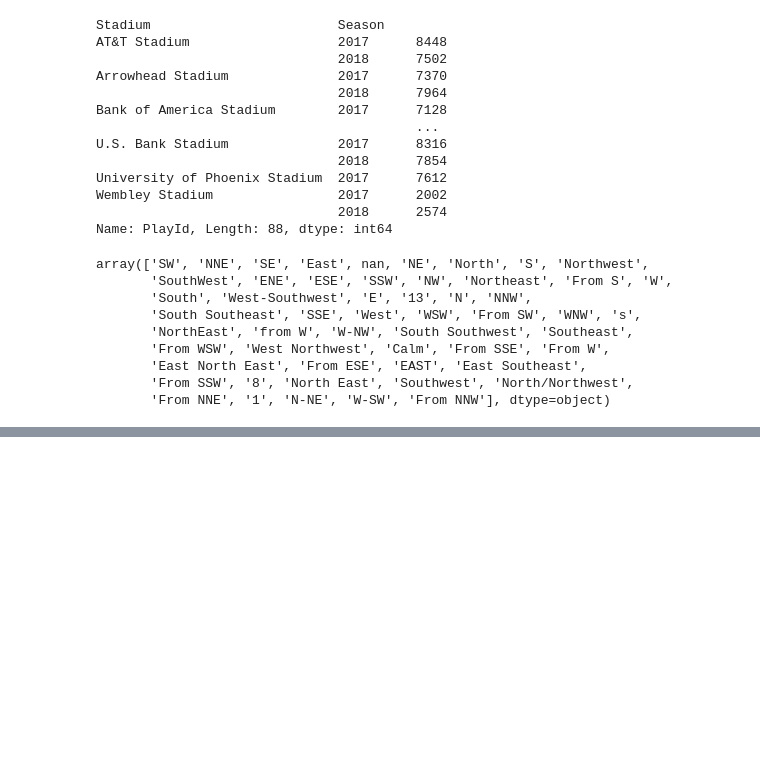
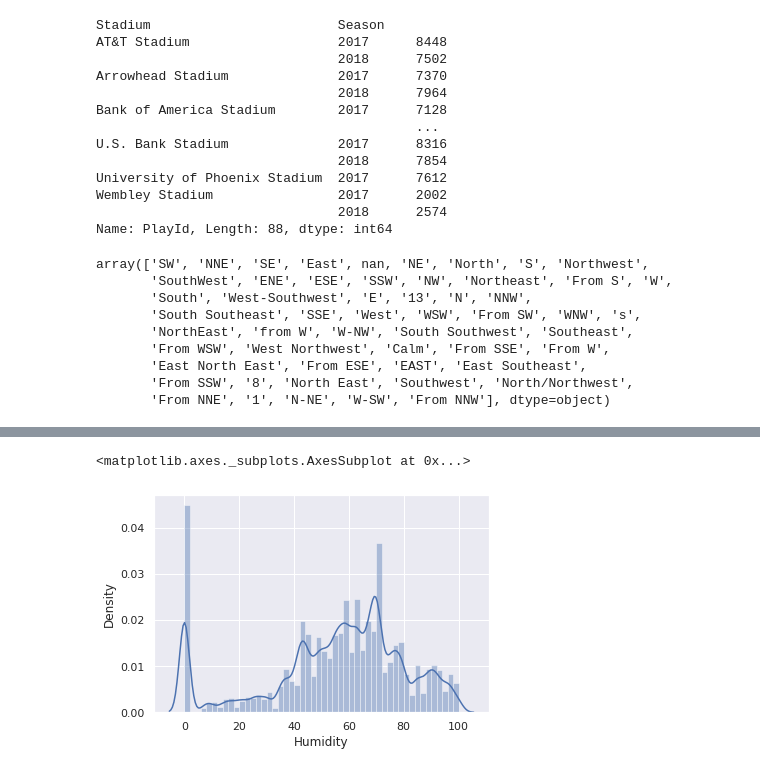
Before and after one commit to anaconda121/Deep-Learning, a Jupyter notebook: Preprocessing/Mini_Project_3.ipynb, the cells around one changed output, grey strips where cells are left out. Drawn from its saved outputs; the diff is of its cells as text; code cells hidden in the pictures; blank space fills up the shorter version.

```diff
--- a/Preprocessing/Mini_Project_3.ipynb
+++ b/Preprocessing/Mini_Project_3.ipynb
@@ -190,0 +239,5 @@ array(['SW', 'NNE', 'SE', 'East', nan, 'NE', 'North', 'S', 'Northwest',
+# %%
+sns.distplot(data_raw["Humidity"], kde=True)
+# %% [output]
+<matplotlib.axes._subplots.AxesSubplot at 0x...>
+[figure, added]
```
Also changed, not shown: parts of 12 cells of this notebook.
